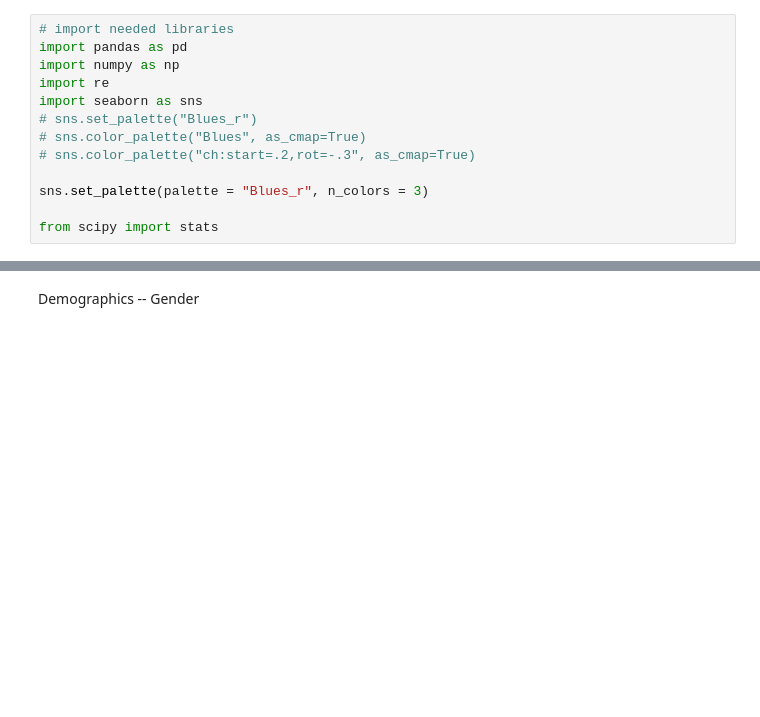
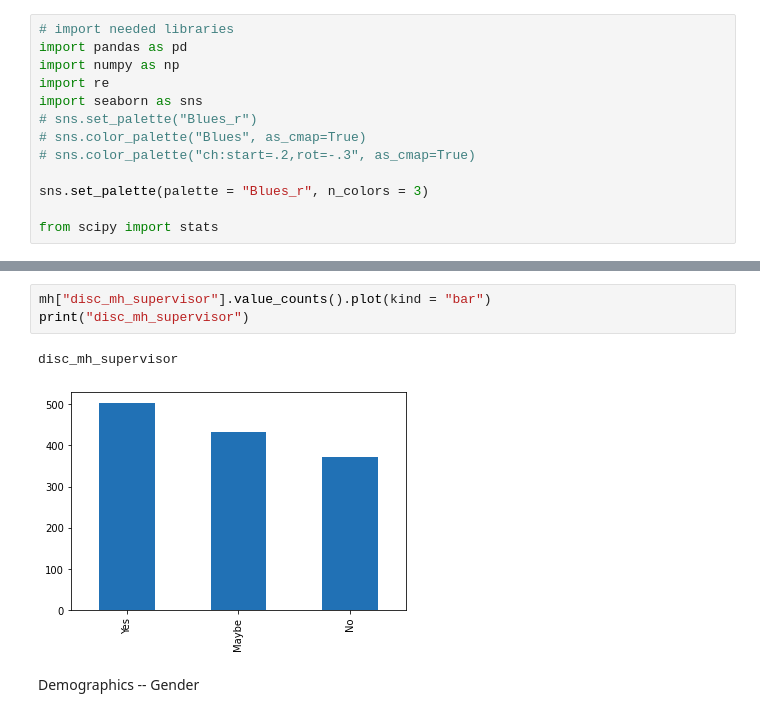
Before and after one commit to alexisbianco0919/compsci216-project, a Jupyter notebook: discussing_mh.ipynb, the cells around one changed output, grey strips where cells are left out. Drawn from its saved outputs; the diff is of its cells as text; blank space fills up the shorter version.

```diff
--- a/discussing_mh.ipynb
+++ b/discussing_mh.ipynb
@@ -36,3 +44,9 @@ Name: disc_mh_supervisor, dtype: int64
+# %%
+mh["disc_mh_supervisor"].value_counts().plot(kind = "bar")
+print("disc_mh_supervisor")
+# %% [output]
+disc_mh_supervisor
+[figure, added]
 # %% [markdown]
 Demographics -- Gender
 # %%
```
Also changed, not shown: parts of 1 cell of this notebook.
